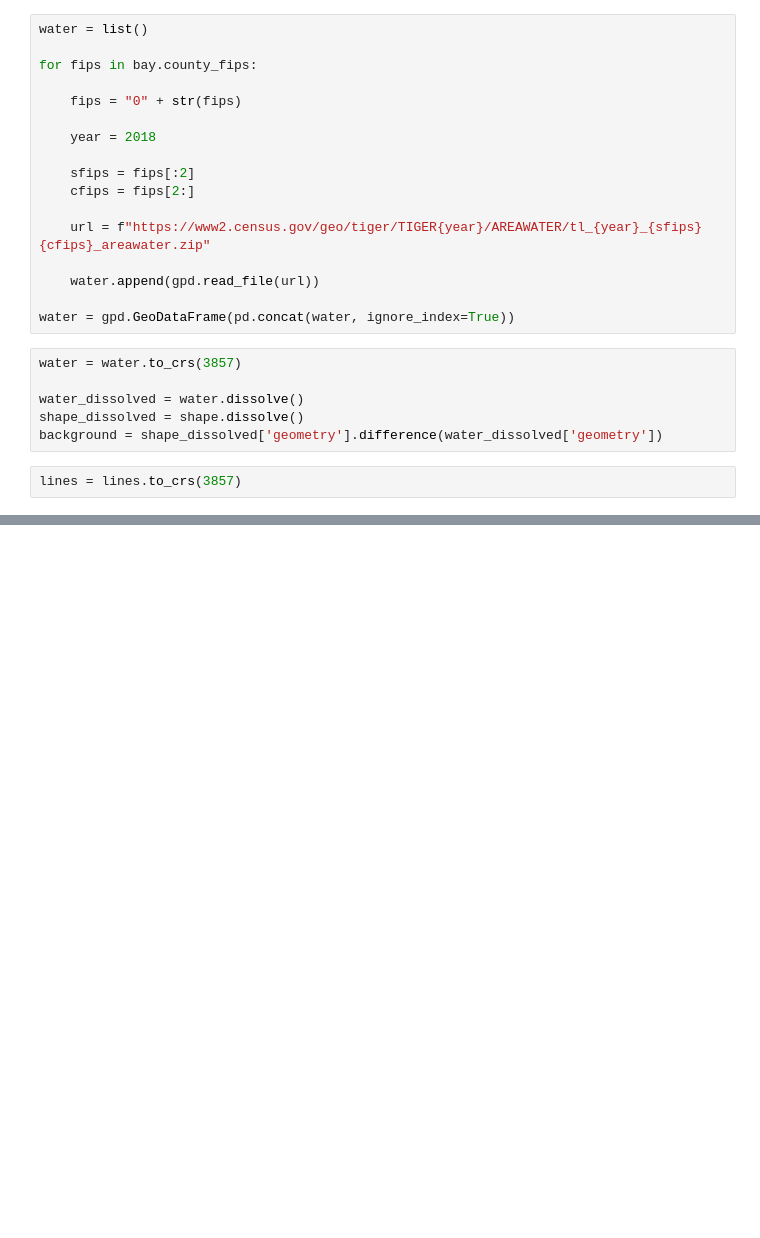
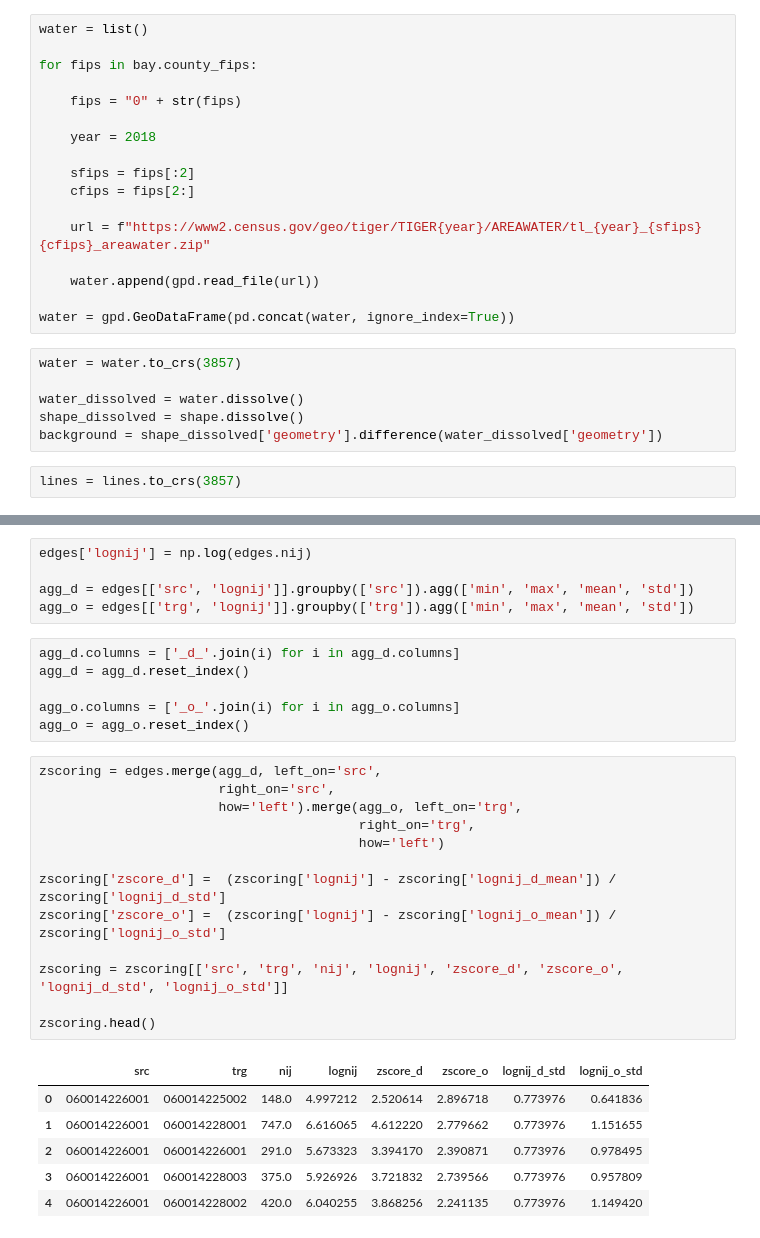
Before and after one commit to asrenninger/networks, a Jupyter notebook: python/backbone.ipynb, the cells around one changed output, grey strips where cells are left out. Saved outputs shown, nothing was run; the diff lists cells and outputs as text; blank space fills up the shorter version.

```diff
--- a/python/backbone.ipynb
+++ b/python/backbone.ipynb
@@ -146,0 +156,31 @@ fig.savefig('backbone_noisecorrected.png', facecolor=fig.get_facecolor(), dpi=30
+# %%
+edges['lognij'] = np.log(edges.nij)
+
+agg_d = edges[['src', 'lognij']].groupby(['src']).agg(['min', 'max', 'mean', 'std'])
+agg_o = edges[['trg', 'lognij']].groupby(['trg']).agg(['min', 'max', 'mean', 'std'])
+# %%
+agg_d.columns = ['_d_'.join(i) for i in agg_d.columns]
+agg_d = agg_d.reset_index()
+
+agg_o.columns = ['_o_'.join(i) for i in agg_o.columns]
+agg_o = agg_o.reset_index()
+# %%
+zscoring = edges.merge(agg_d, left_on='src',
+                       right_on='src',
+                       how='left').merge(agg_o, left_on='trg',
+                                         right_on='trg',
+                                         how='left')
+
+zscoring['zscore_d'] =  (zscoring['lognij'] - zscoring['lognij_d_mean']) / zscoring['lognij_d_std']
+zscoring['zscore_o'] =  (zscoring['lognij'] - zscoring['lognij_o_mean']) / zscoring['lognij_o_std']
+
+zscoring = zscoring[['src', 'trg', 'nij', 'lognij', 'zscore_d', 'zscore_o', 'lognij_d_std', 'lognij_o_std']]
+
+zscoring.head()
+# %% [output]
+|  | src | trg | nij | lognij | zscore_d | zscore_o | lognij_d_std | lognij_o_std |
+| 0 | 060014226001 | 060014225002 | 148.0 | 4.997212 | 2.520614 | 2.896718 | 0.773976 | 0.641836 |
+| 1 | 060014226001 | 060014228001 | 747.0 | 6.616065 | 4.612220 | 2.779662 | 0.773976 | 1.151655 |
+| 2 | 060014226001 | 060014226001 | 291.0 | 5.673323 | 3.394170 | 2.390871 | 0.773976 | 0.978495 |
+| 3 | 060014226001 | 060014228003 | 375.0 | 5.926926 | 3.721832 | 2.739566 | 0.773976 | 0.957809 |
+| 4 | 060014226001 | 060014228002 | 420.0 | 6.040255 | 3.868256 | 2.241135 | 0.773976 | 1.149420 |
```
Also changed, not shown: parts of 11 cells of this notebook.
